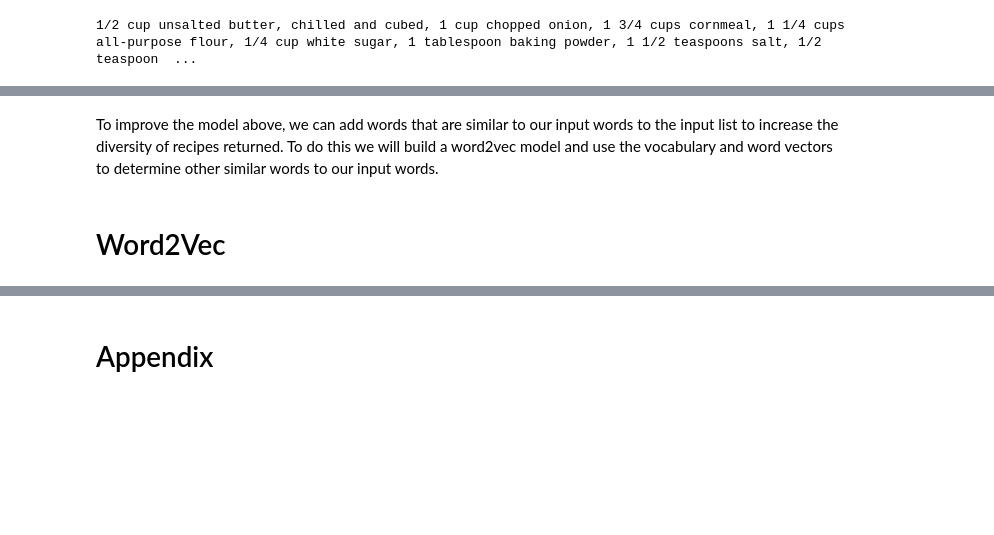
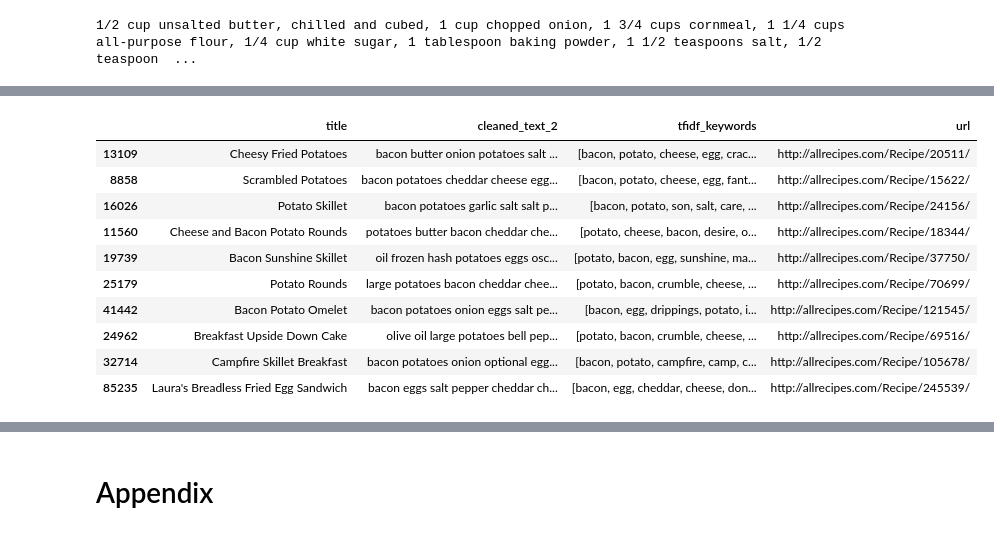
Before and after one commit to CoreyJMiller22791/Thinkful, a Jupyter notebook: Recipe Capstone.ipynb, the cells around one changed output, grey strips where cells are left out. Saved outputs shown, nothing was run; the diff lists cells and outputs as text; code cells hidden in the pictures; blank space fills up the shorter version.

```diff
--- a/Recipe Capstone.ipynb
+++ b/Recipe Capstone.ipynb
@@ -447,33 +455,41 @@ recipe_df.title = recipe_df.title.fillna(new_title_dict)
 # %%
 def brain_food_1(input_list):
 
     # Parse into spacy and get lemmas
     tokens = nlp(input_list)
     lemmas = get_lemmas(tokens)
 
     # Input vector needs to match matrix shape
     input_vec = np.zeros(X.shape[1])
 
     # One hot encode input vector
     lemmas = lemmas.split()
     for word in lemmas:
         input_vec[vocab[word]] += 1
 
     # Multiply tfidf matrix by input vector and sum
     tfidf_sparse = scipy.sparse.csc_matrix(X)
     similarity = tfidf_sparse * input_vec
 
     # add to recipe_df
     recipe_df_alias = recipe_df.copy()
     recipe_df_alias['similarity'] = similarity
     recipe_df_alias = recipe_df_alias.sort_values(by='similarity', ascending=False)
 
     return recipe_df_alias[['title', 'cleaned_text_2', 'tfidf_keywords', 'url']].head(10)
 
 
 # Run Function
-#brain_food_1('potatoes cheese bacon eggs')
+brain_food_1('potatoes cheese bacon eggs')
+# %% [output]
+|  | title | cleaned_text_2 | tfidf_keywords | url |
+| 13109 | Cheesy Fried Potatoes | bacon butter onion potatoes salt ... | [bacon, potato, cheese, egg, crac... | http://allrecipes.com/Recipe/20511/ |
+| 8858 | Scrambled Potatoes | bacon potatoes cheddar cheese egg... | [bacon, potato, cheese, egg, fant... | http://allrecipes.com/Recipe/15622/ |
+| 16026 | Potato Skillet | bacon potatoes garlic salt salt p... | [bacon, potato, son, salt, care, ... | http://allrecipes.com/Recipe/24156/ |
+| 11560 | Cheese and Bacon Potato Rounds | potatoes butter bacon cheddar che... | [potato, cheese, bacon, desire, o... | http://allrecipes.com/Recipe/18344/ |
+| 19739 | Bacon Sunshine Skillet | oil frozen hash potatoes eggs osc... | [potato, bacon, egg, sunshine, ma... | http://allrecipes.com/Recipe/37750/ |
+| 25179 | Potato Rounds | large potatoes bacon cheddar chee... | [potato, bacon, crumble, cheese, ... | http://allrecipes.com/Recipe/70699/ |
+| 41442 | Bacon Potato Omelet | bacon potatoes onion eggs salt pe... | [bacon, egg, drippings, potato, i... | http://allrecipes.com/Recipe/121545/ |
+| 24962 | Breakfast Upside Down Cake | olive oil large potatoes bell pep... | [potato, bacon, crumble, cheese, ... | http://allrecipes.com/Recipe/69516/ |
+| 32714 | Campfire Skillet Breakfast | bacon potatoes onion optional egg... | [bacon, potato, campfire, camp, c... | http://allrecipes.com/Recipe/105678/ |
+| 85235 | Laura's Breadless Fried Egg Sandwich | bacon eggs salt pepper cheddar ch... | [bacon, egg, cheddar, cheese, don... | http://allrecipes.com/Recipe/245539/ |
-# %% [markdown]
-To improve the model above, we can add words that are similar to our input words to the input list to increase the diversity of recipes returned.  To do this we will build a word2vec model and use the vocabulary and word vectors to determine other similar words to our input words.
-# %% [markdown]
-# Word2Vec
```
Also changed, not shown: parts of 49 cells of this notebook.
